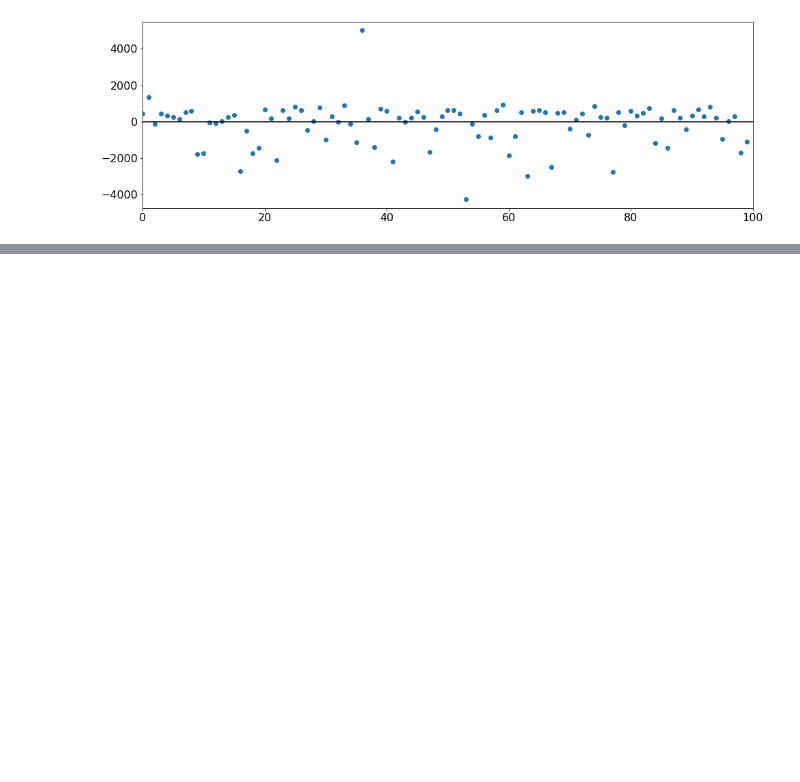
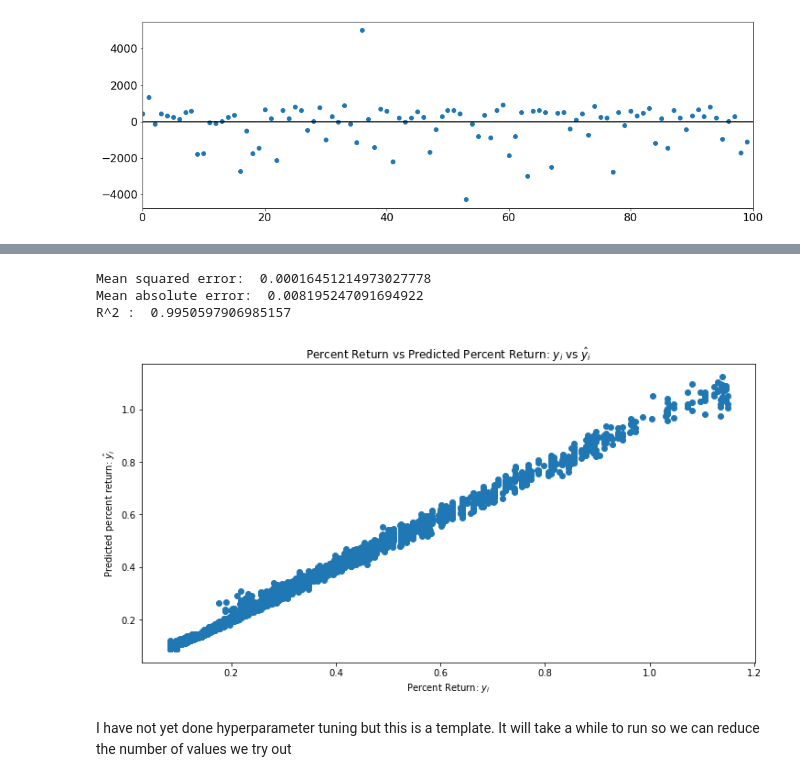
Before and after one commit to 161siegels/FinalProjectBusi488, a Jupyter notebook: Carter Notebook.ipynb, the cells around one changed output, grey strips where cells are left out. Cells and saved outputs as stored; diff of their text form; code cells hidden in the pictures; blank space fills up the shorter version.

```diff
--- a/Carter Notebook.ipynb
+++ b/Carter Notebook.ipynb
@@ -341,0 +431,7 @@ plt.show()
+# %%
+import re
+
+regex = re.compile(r"\[|\]|<", re.IGNORECASE)
+
+X_train.columns = [regex.sub("_", col) if any(x in str(col) for x in set(('[', ']', '<'))) else col for col in X_train.columns.values]
+X_test.columns = [regex.sub("_", col) if any(x in str(col) for x in set(('[', ']', '<'))) else col for col in X_test.columns.values]
@@ -341,0 +454,9 @@ plt.show()
+# %%
+evaluate(y_test,y_pred)
+# %% [output]
+Mean squared error:  0.00016451214973027778
+Mean absolute error:  0.008195247091694922
+R^2 :  0.9950597906985157
+[figure, added]
+# %% [markdown]
+I have not yet done hyperparameter tuning but this is a template. It will take a while to run so we can reduce the number of values we try out
```
Also changed, not shown: parts of 19 cells of this notebook, 1 other file.
